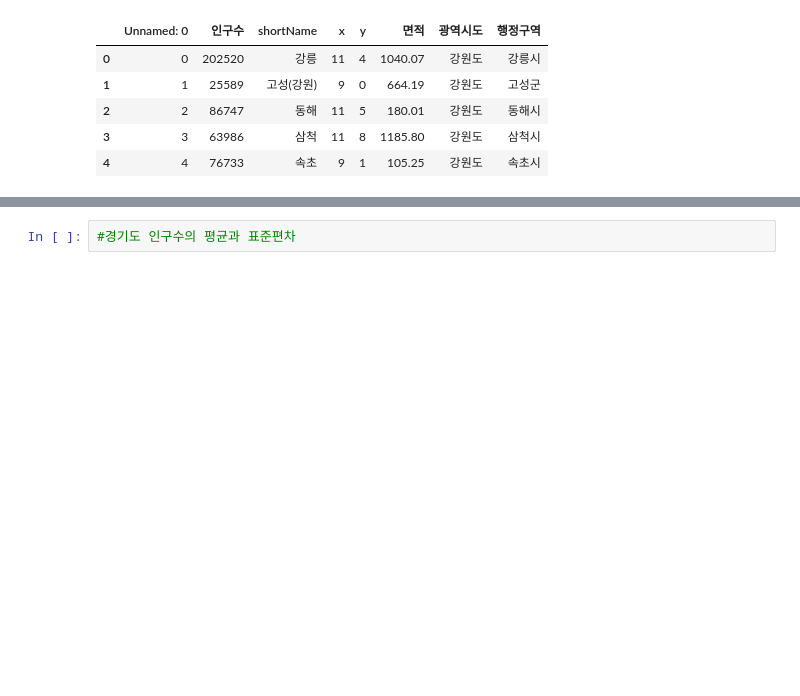
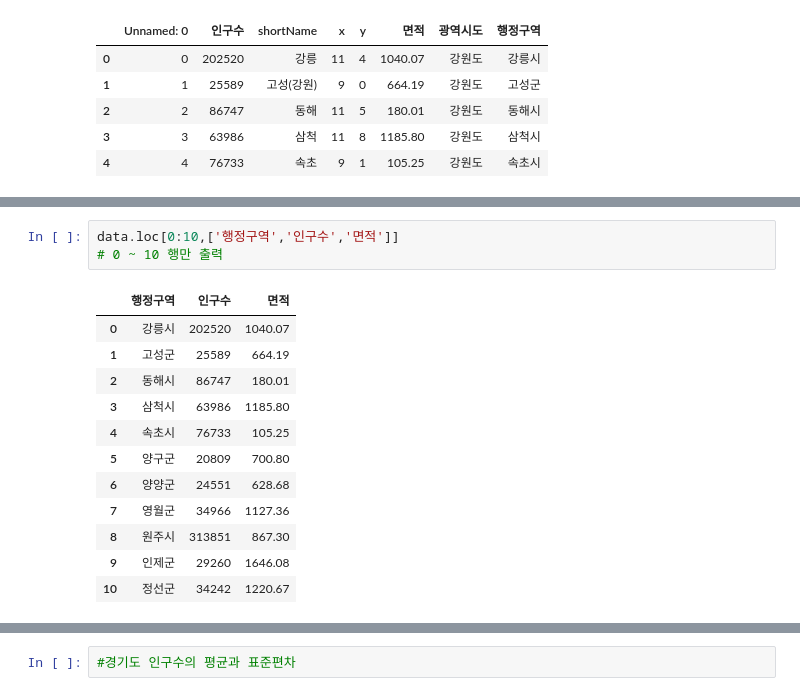
Before and after one commit to gyujin00/Python_Webscraping_Analysis, a Jupyter notebook: 03.행정구역정보_분석과시각화.ipynb, the cells around one changed output, grey strips where cells are left out. Saved outputs shown, nothing was run; the diff lists cells and outputs as text; blank space fills up the shorter version.

```diff
--- a/03.행정구역정보_분석과시각화.ipynb
+++ b/03.행정구역정보_분석과시각화.ipynb
@@ -217,5 +274,21 @@ Name: 인구수, Length: 229, dtype: int64
 | 227 | 청주시 | 790216 | 932.51 |
 | 228 | 충주시 | 198077 | 983.70 |
 229 rows × 3 columns
+# %%
+data.loc[0:10,['행정구역','인구수','면적']]
+# 0 ~ 10 행만 출력
+# %% [output]
+|  | 행정구역 | 인구수 | 면적 |
+| 0 | 강릉시 | 202520 | 1040.07 |
+| 1 | 고성군 | 25589 | 664.19 |
+| 2 | 동해시 | 86747 | 180.01 |
+| 3 | 삼척시 | 63986 | 1185.80 |
+| 4 | 속초시 | 76733 | 105.25 |
+| 5 | 양구군 | 20809 | 700.80 |
+| 6 | 양양군 | 24551 | 628.68 |
+| 7 | 영월군 | 34966 | 1127.36 |
+| 8 | 원주시 | 313851 | 867.30 |
+| 9 | 인제군 | 29260 | 1646.08 |
+| 10 | 정선군 | 34242 | 1220.67 |
 # %%
 # 인구수 컬럼의 집계함수
```
Also changed, not shown: parts of 33 cells of this notebook.
